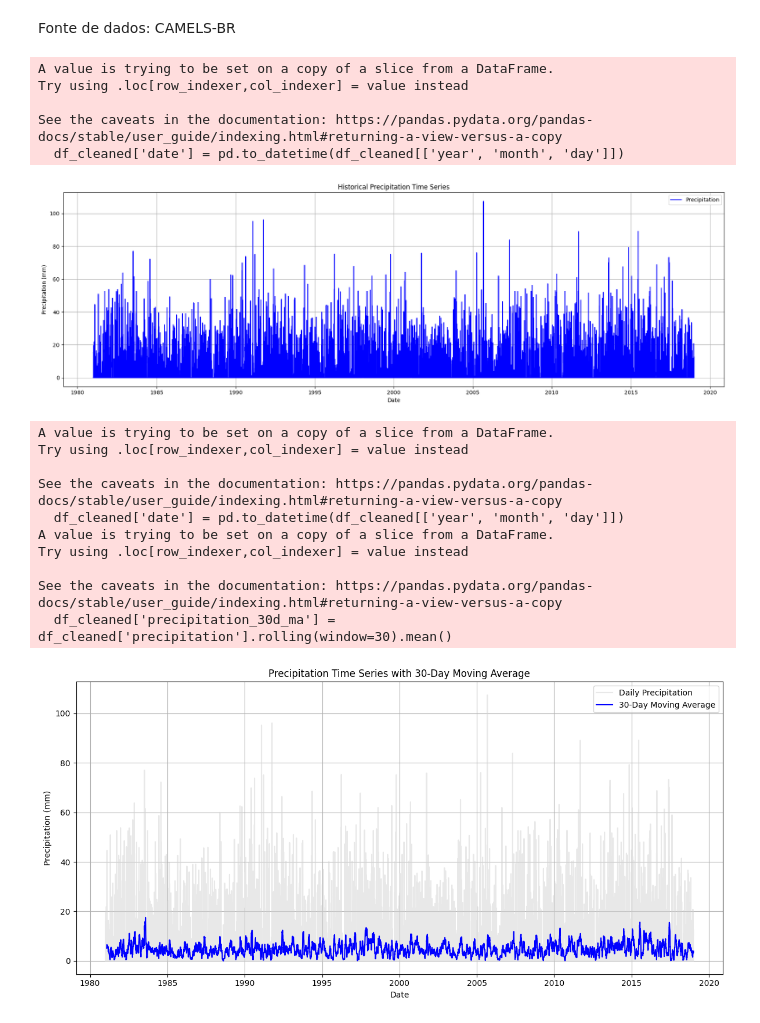
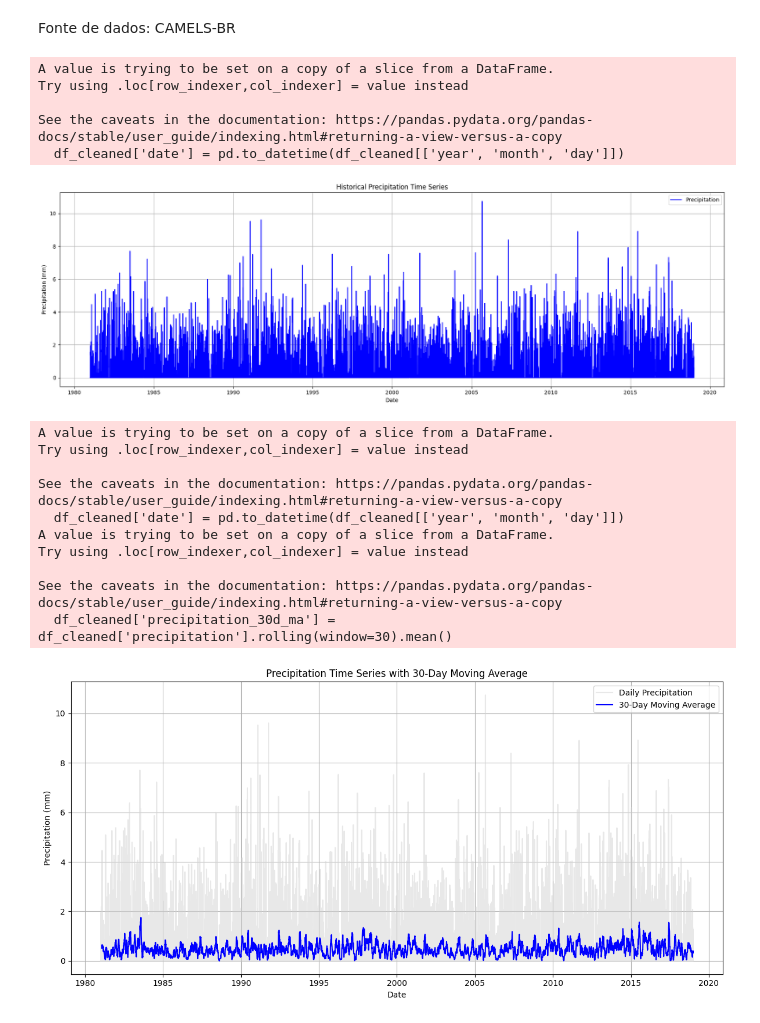
Before and after one commit to douglassilveirac/ENS5165_202402, a Jupyter notebook: pyEnv/Scripts/Série histórica precipitação Tangará.ipynb, the cells around one changed output. Cells and saved outputs as stored; diff of their text form; code cells hidden in the pictures.

```diff
--- a/pyEnv/Scripts/Série histórica precipitação Tangará.ipynb
+++ b/pyEnv/Scripts/Série histórica precipitação Tangará.ipynb
@@ -13,8 +13,8 @@ df = pd.read_excel(file_path, sheet_name='precipitation')
 # Converte a coluna 'precipitation' para numérico, tratando 'NaN' como valores ausentes
 df['precipitation'] = pd.to_numeric(df['precipitation'], errors='coerce')
 
-# Divide todos os valores de precipitação por 1000
-df['precipitation'] = df['precipitation'] / 1000
+# Divide todos os valores de precipitação por 10000
+df['precipitation'] = df['precipitation'] / 10000
 
 # Remove as linhas com valores NaN em 'precipitation'
 df_cleaned = df.dropna(subset=['precipitation'])
@@ -38,7 +38,7 @@ Try using .loc[row_indexer,col_indexer] = value instead
 
 See the caveats in the documentation: https://pandas.pydata.org/pandas-docs/stable/user_guide/indexing.html#returning-a-view-versus-a-copy
   df_cleaned['date'] = pd.to_datetime(df_cleaned[['year', 'month', 'day']])
-[figure, old version]
+[figure, new version]
 # %%
 import pandas as pd
 import matplotlib.pyplot as plt
@@ -52,8 +52,8 @@ df = pd.read_excel(file_path, sheet_name='precipitation')
 # Converte a coluna 'precipitation' para numérico, tratando 'NaN' como valores ausentes
 df['precipitation'] = pd.to_numeric(df['precipitation'], errors='coerce')
 
-# Divide todos os valores de precipitação por 1000
-df['precipitation'] = df['precipitation'] / 1000
+# Divide todos os valores de precipitação por 10000
+df['precipitation'] = df['precipitation'] / 10000
 
 # Remove as linhas com valores NaN em 'precipitation'
 df_cleaned = df.dropna(subset=['precipitation'])
@@ -65,34 +65,34 @@ df_cleaned['date'] = pd.to_datetime(df_cleaned[['year', 'month', 'day']])
 df_cleaned['precipitation_30d_ma'] = df_cleaned['precipitation'].rolling(window=30).mean()
 
 # Plota a série histórica com a média móvel
 plt.figure(figsize=(12, 6))
 
 # Série original
 plt.plot(df_cleaned['date'], df_cleaned['precipitation'], label='Daily Precipitation', color='lightgray', alpha=0.5)
 
 # Série com média móvel de 30 dias
 plt.plot(df_cleaned['date'], df_cleaned['precipitation_30d_ma'], label='30-Day Moving Average', color='blue')
 
 # Configuração do gráfico
 plt.title('Precipitation Time Series with 30-Day Moving Average')
 plt.xlabel('Date')
 plt.ylabel('Precipitation (mm)')
 plt.legend()
 plt.grid(True)
 plt.tight_layout()
 plt.show()
 # %% [output]
 A value is trying to be set on a copy of a slice from a DataFrame.
 Try using .loc[row_indexer,col_indexer] = value instead
 
 See the caveats in the documentation: https://pandas.pydata.org/pandas-docs/stable/user_guide/indexing.html#returning-a-view-versus-a-copy
   df_cleaned['date'] = pd.to_datetime(df_cleaned[['year', 'month', 'day']])
 A value is trying to be set on a copy of a slice from a DataFrame.
 Try using .loc[row_indexer,col_indexer] = value instead
 
 See the caveats in the documentation: https://pandas.pydata.org/pandas-docs/stable/user_guide/indexing.html#returning-a-view-versus-a-copy
   df_cleaned['precipitation_30d_ma'] = df_cleaned['precipitation'].rolling(window=30).mean()
-[figure, old version]
+[figure, new version]
 # %%
 import pandas as pd
 import numpy as np
```
Also changed, not shown: parts of 1 cell of this notebook.
